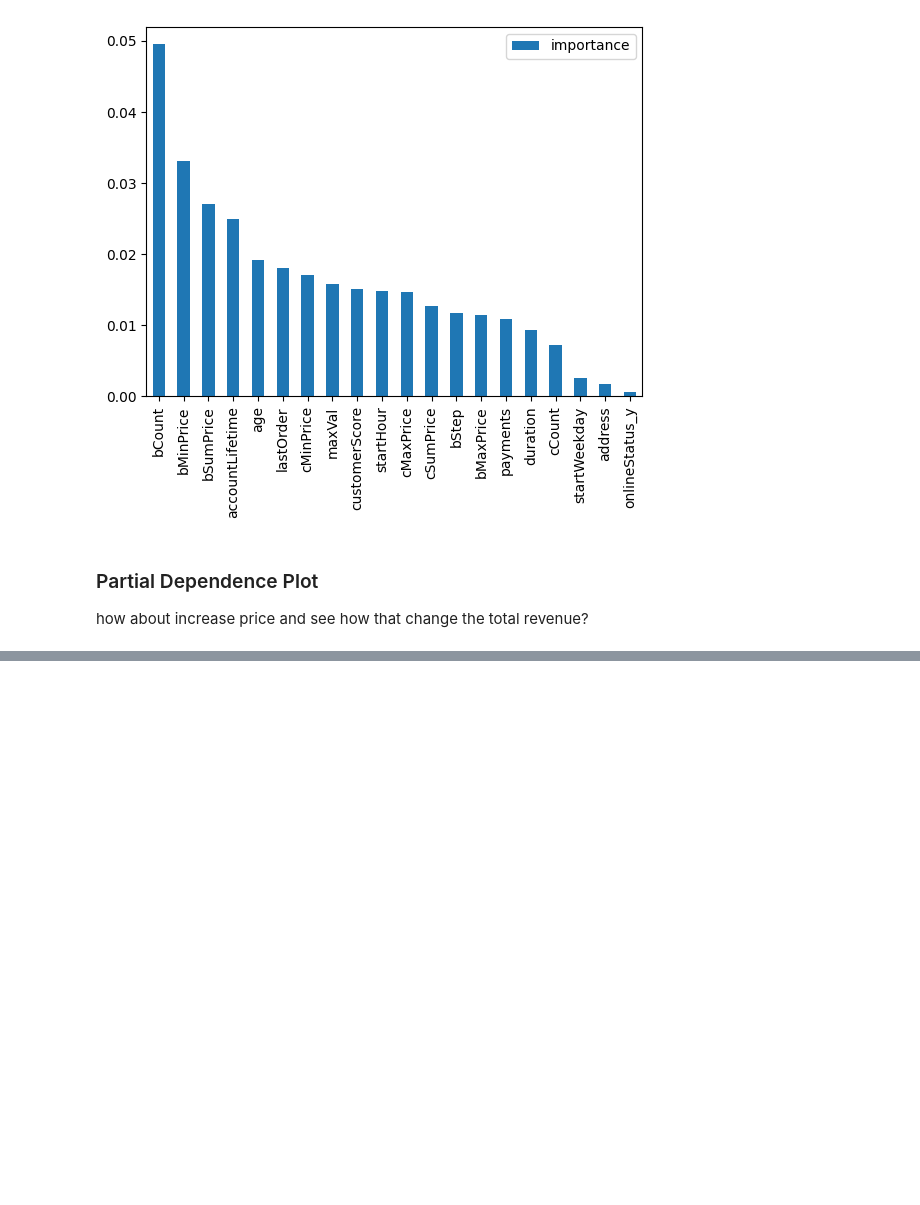
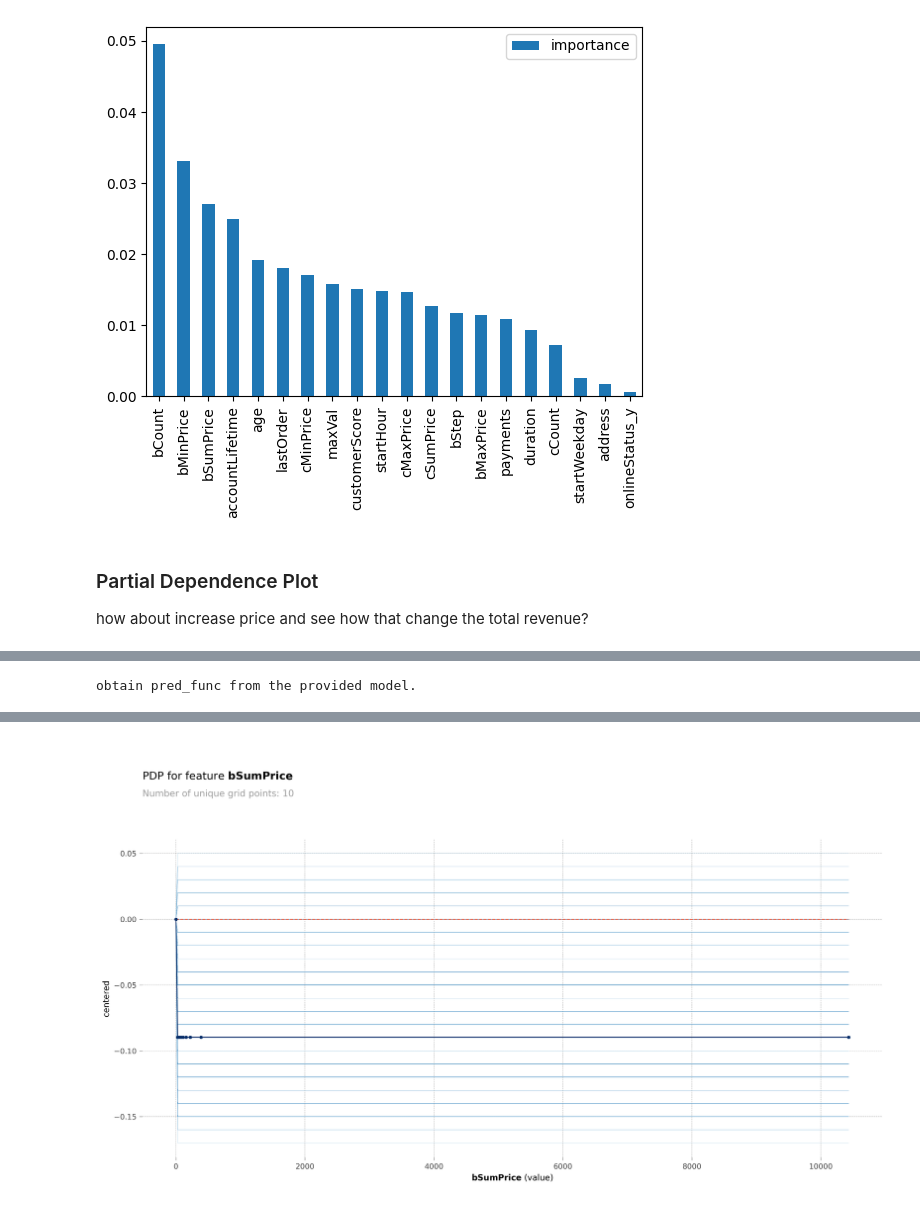
Before and after one commit to ShawnLiu119/Online-Order-Prediction-Pricing-Discrimination, a Jupyter notebook: online_order_prediction_pricing.ipynb, the cells around one changed output, grey strips where cells are left out. Saved outputs shown, nothing was run; the diff lists cells and outputs as text; code cells hidden in the pictures; blank space fills up the shorter version.

```diff
--- a/online_order_prediction_pricing.ipynb
+++ b/online_order_prediction_pricing.ipynb
@@ -719,0 +767,10 @@ pdp_values
+# %%
+from pdpbox import pdp, info_plots
+
+pdp_bMinPrice = pdp.PDPIsolate( model=rf, df=x_dum, model_features=x_dum.columns,
+                               feature='bSumPrice', feature_name='bSumPrice')
+
+#PDP Plot
+fig, axes = pdp_bMinPrice.plot(engine='matplotlib', plot_lines=True)
+# %% [output]
+obtain pred_func from the provided model.
@@ -719,0 +784 @@ pdp_values
+[figure, added]
```
Also changed, not shown: parts of 17 cells of this notebook.
